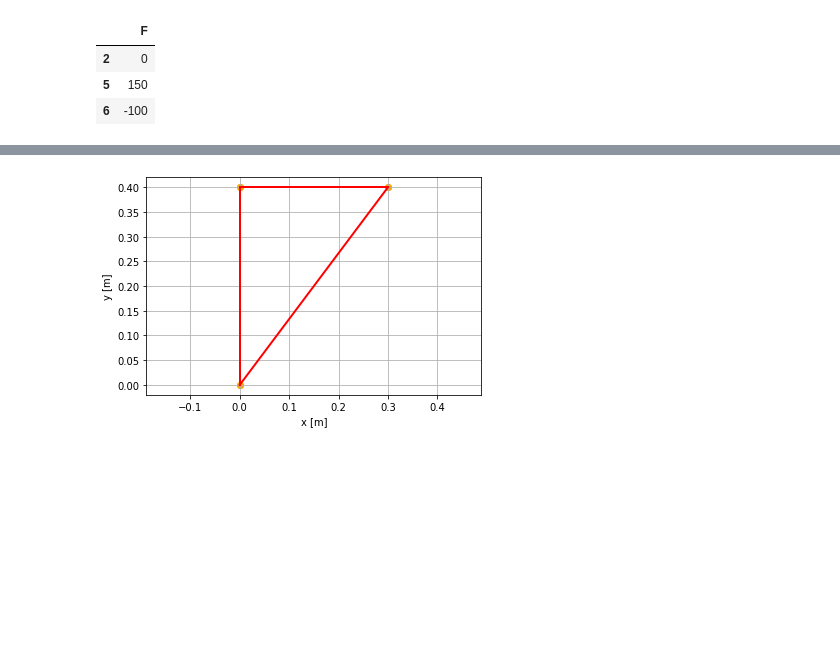
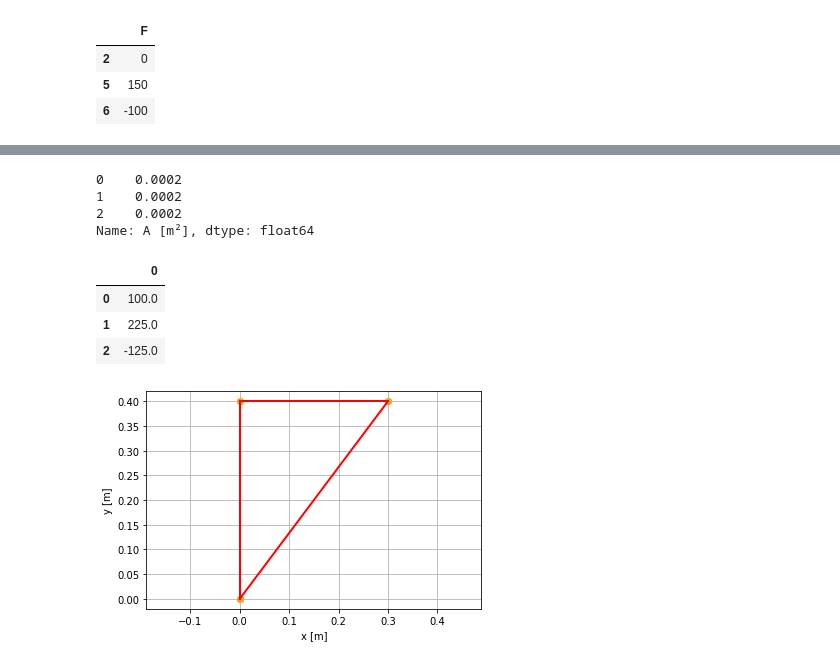
Before and after one commit to DualStream799/Truss-FEM, a Jupyter notebook: Simulation.ipynb, the cells around one changed output, grey strips where cells are left out. Cells and saved outputs as stored; diff of their text form; code cells hidden in the pictures; blank space fills up the shorter version.

```diff
--- a/Simulation.ipynb
+++ b/Simulation.ipynb
@@ -251,2 +258,19 @@ print(stress_on_element(3, 1, df_displacement))
+# %%
+df_incidence['A [m²]']
+# %% [output]
+0    0.0002
+1    0.0002
+2    0.0002
+Name: A [m²], dtype: float64
+# %%
+df_inner_forces = pd.DataFrame(
+[stress*area for stress, area in zip(df_stress.iloc[:,0].values.tolist(), df_incidence['A [m²]'].values.tolist())]
+)
+df_inner_forces
+# %% [output]
+|  | 0 |
+| 0 | 100.0 |
+| 1 | 225.0 |
+| 2 | -125.0 |
 # %%
 def plot_truss(N, Inc):
```
Also changed, not shown: parts of 18 cells of this notebook, 1 other file.
